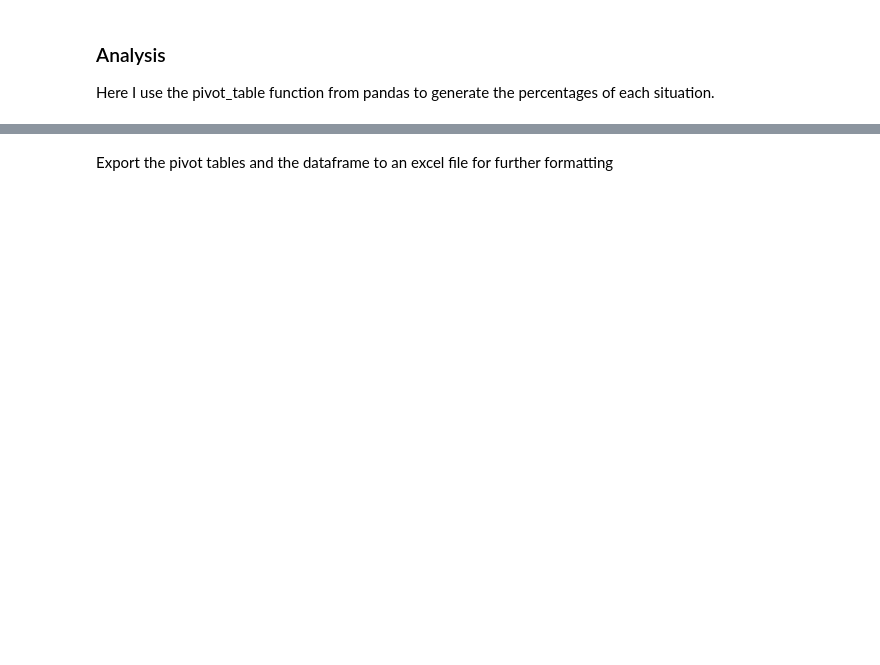
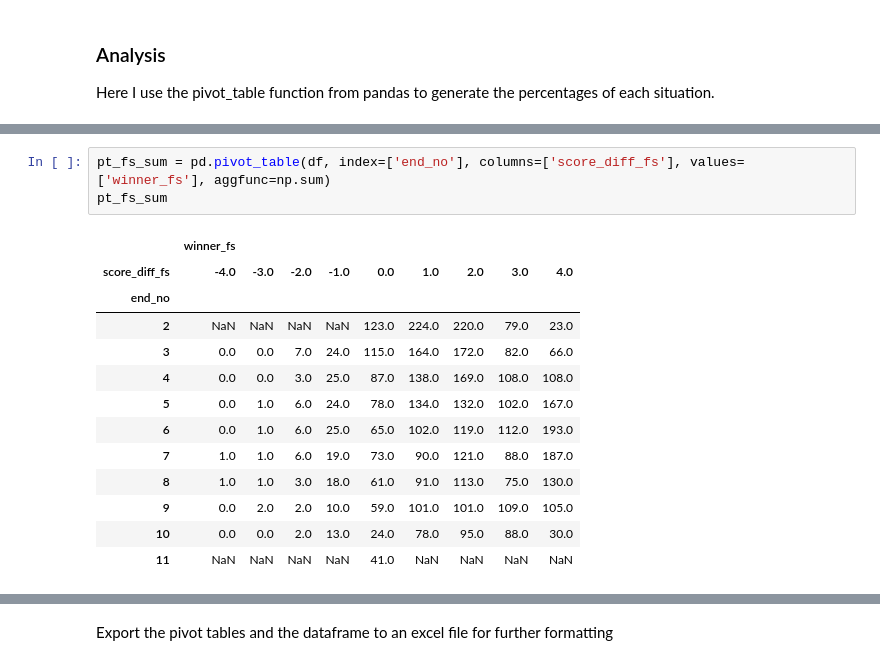
Before and after one commit to LigeLiu/Curling-Analytics, a Jupyter notebook: Curling_Analytics-Scoreboard Management.ipynb, the cells around one changed output, grey strips where cells are left out. Drawn from its saved outputs; the diff is of its cells as text; blank space fills up the shorter version.

```diff
--- a/Curling_Analytics-Scoreboard Management.ipynb
+++ b/Curling_Analytics-Scoreboard Management.ipynb
@@ -339,0 +374,17 @@ pt_fs
+# %%
+pt_fs_sum = pd.pivot_table(df, index=['end_no'], columns=['score_diff_fs'], values=['winner_fs'], aggfunc=np.sum)
+pt_fs_sum
+# %% [output]
+|  | winner_fs |  |  |  |  |  |  |  |  |
+| score_diff_fs | -4.0 | -3.0 | -2.0 | -1.0 | 0.0 | 1.0 | 2.0 | 3.0 | 4.0 |
+| end_no |  |  |  |  |  |  |  |  |  |
+| 2 | NaN | NaN | NaN | NaN | 123.0 | 224.0 | 220.0 | 79.0 | 23.0 |
+| 3 | 0.0 | 0.0 | 7.0 | 24.0 | 115.0 | 164.0 | 172.0 | 82.0 | 66.0 |
+| 4 | 0.0 | 0.0 | 3.0 | 25.0 | 87.0 | 138.0 | 169.0 | 108.0 | 108.0 |
+| 5 | 0.0 | 1.0 | 6.0 | 24.0 | 78.0 | 134.0 | 132.0 | 102.0 | 167.0 |
+| 6 | 0.0 | 1.0 | 6.0 | 25.0 | 65.0 | 102.0 | 119.0 | 112.0 | 193.0 |
+| 7 | 1.0 | 1.0 | 6.0 | 19.0 | 73.0 | 90.0 | 121.0 | 88.0 | 187.0 |
+| 8 | 1.0 | 1.0 | 3.0 | 18.0 | 61.0 | 91.0 | 113.0 | 75.0 | 130.0 |
+| 9 | 0.0 | 2.0 | 2.0 | 10.0 | 59.0 | 101.0 | 101.0 | 109.0 | 105.0 |
+| 10 | 0.0 | 0.0 | 2.0 | 13.0 | 24.0 | 78.0 | 95.0 | 88.0 | 30.0 |
+| 11 | NaN | NaN | NaN | NaN | 41.0 | NaN | NaN | NaN | NaN |
```
Also changed, not shown: parts of 25 cells of this notebook, 1 other file.
